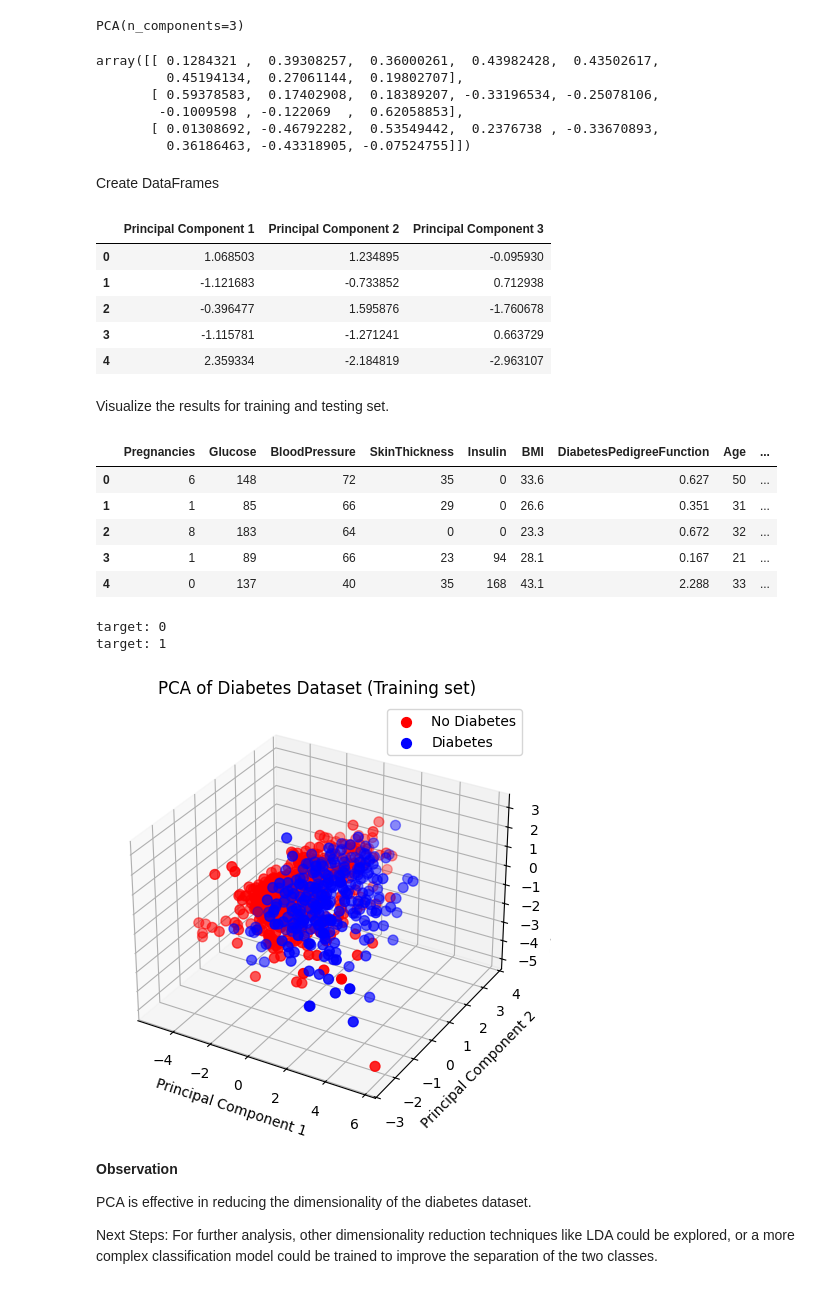
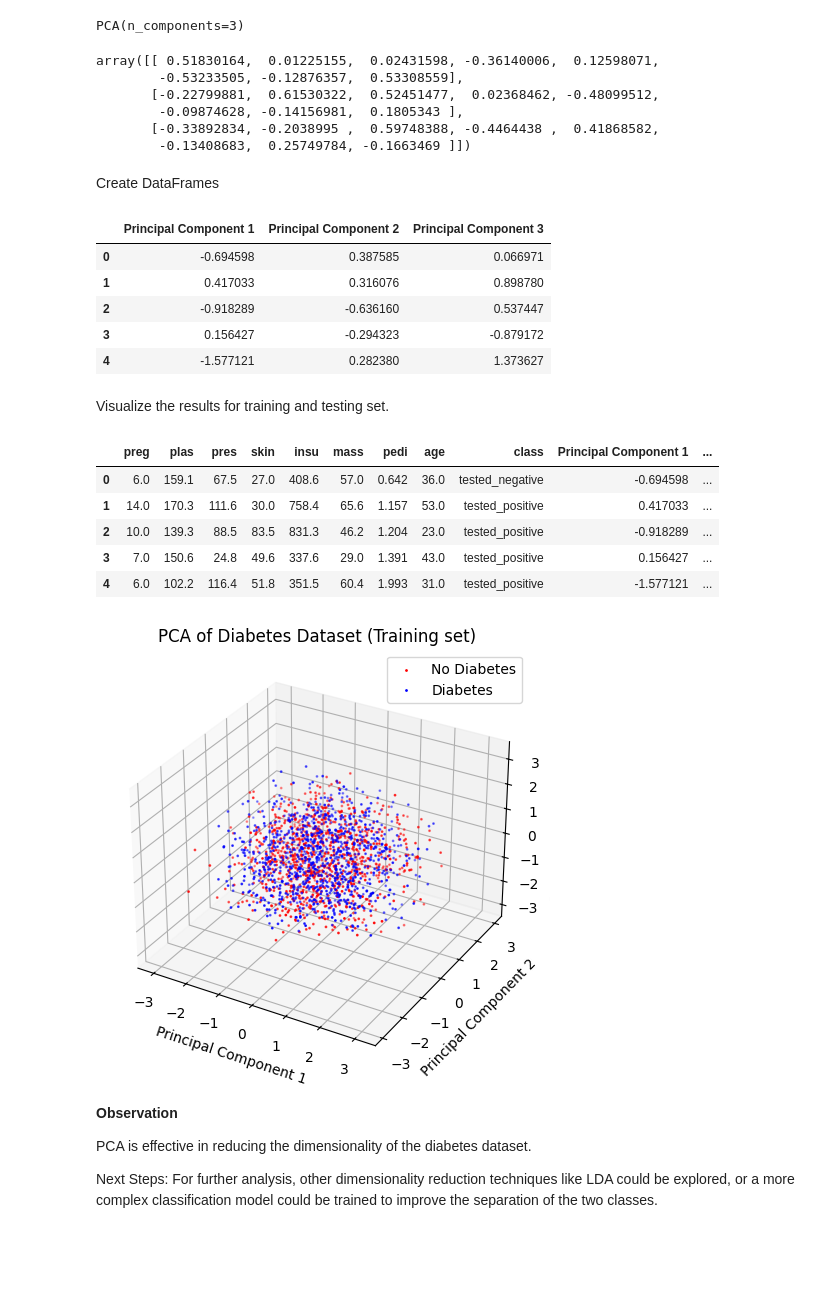
Before and after one commit to opendroid/ml, a Jupyter notebook: clustering/ex05_unsupervised.ipynb, the cells around one changed output. Cells and saved outputs as stored; diff of their text form; code cells hidden in the pictures; blank space fills up the shorter version.

Commit message:
Refactored datafiles to local ./data fir

```diff
--- a/clustering/ex05_unsupervised.ipynb
+++ b/clustering/ex05_unsupervised.ipynb
@@ -174,6 +174,6 @@ import matplotlib.pyplot as plt
 import numpy as np
 
 # Load the dataset
-data = pd.read_csv('diabetes.csv')
+data = pd.read_csv('./data/diabetes_1.csv')
 data.head()
 # %% [output]
@@ -186,7 +186,7 @@ data.head()
 # %%
 # Split the dataset into features and target
-X = data.drop(columns=['Outcome'])
-y = data['Outcome'].apply(lambda x: 1 if x == 'tested_positive' else 0)
+X = data.drop(columns=['class'])
+y = data['class'].apply(lambda x: 1 if x == 'tested_positive' else 0)
 # %% [markdown]
 Split the dataset
 - The dataset is split into training (60%) and testing (40%) sets.
@@ -275,12 +283,12 @@ PCA(n_components=3)
 # Show the 5 components (ie: the eigenvectors)
 pca.components_
 # %% [output]
-array([[ 0.1284321 ,  0.39308257,  0.36000261,  0.43982428,  0.43502617,
-         0.45194134,  0.27061144,  0.19802707],
-       [ 0.59378583,  0.17402908,  0.18389207, -0.33196534, -0.25078106,
-        -0.1009598 , -0.122069  ,  0.62058853],
-       [ 0.01308692, -0.46792282,  0.53549442,  0.2376738 , -0.33670893,
-         0.36186463, -0.43318905, -0.07524755]])
+array([[ 0.51830164,  0.01225155,  0.02431598, -0.36140006,  0.12598071,
+        -0.53233505, -0.12876357,  0.53308559],
+       [-0.22799881,  0.61530322,  0.52451477,  0.02368462, -0.48099512,
+        -0.09874628, -0.14156981,  0.1805343 ],
+       [-0.33892834, -0.2038995 ,  0.59748388, -0.4464438 ,  0.41868582,
+        -0.13408683,  0.25749784, -0.1663469 ]])
 # %%
 # Apply transform
 X_transformed = pca.transform(X_scaled)
@@ -291,49 +299,46 @@ df_pca = pd.DataFrame(X_transformed, columns=['Principal Component 1', 'Principa
 df_pca.head()
 # %% [output]
 |  | Principal Component 1 | Principal Component 2 | Principal Component 3 |
-| 0 | 1.068503 | 1.234895 | -0.095930 |
-| 1 | -1.121683 | -0.733852 | 0.712938 |
-| 2 | -0.396477 | 1.595876 | -1.760678 |
-| 3 | -1.115781 | -1.271241 | 0.663729 |
-| 4 | 2.359334 | -2.184819 | -2.963107 |
+| 0 | -0.694598 | 0.387585 | 0.066971 |
+| 1 | 0.417033 | 0.316076 | 0.898780 |
+| 2 | -0.918289 | -0.636160 | 0.537447 |
+| 3 | 0.156427 | -0.294323 | -0.879172 |
+| 4 | -1.577121 | 0.282380 | 1.373627 |
 # %% [markdown]
 Visualize the results for training and testing set.
 # %%
 final_df = pd.concat([data,df_pca],axis=1)
 final_df.head()
 # %% [output]
-|  | Pregnancies | Glucose | BloodPressure | SkinThickness | Insulin | BMI | DiabetesPedigreeFunction | Age | ... |
-| 0 | 6 | 148 | 72 | 35 | 0 | 33.6 | 0.627 | 50 | ... |
-| 1 | 1 | 85 | 66 | 29 | 0 | 26.6 | 0.351 | 31 | ... |
-| 2 | 8 | 183 | 64 | 0 | 0 | 23.3 | 0.672 | 32 | ... |
-| 3 | 1 | 89 | 66 | 23 | 94 | 28.1 | 0.167 | 21 | ... |
-| 4 | 0 | 137 | 40 | 35 | 168 | 43.1 | 2.288 | 33 | ... |
+|  | preg | plas | pres | skin | insu | mass | pedi | age | class | Principal Component 1 | ... |
+| 0 | 6.0 | 159.1 | 67.5 | 27.0 | 408.6 | 57.0 | 0.642 | 36.0 | tested_negative | -0.694598 | ... |
+| 1 | 14.0 | 170.3 | 111.6 | 30.0 | 758.4 | 65.6 | 1.157 | 53.0 | tested_positive | 0.417033 | ... |
+| 2 | 10.0 | 139.3 | 88.5 | 83.5 | 831.3 | 46.2 | 1.204 | 23.0 | tested_positive | -0.918289 | ... |
+| 3 | 7.0 | 150.6 | 24.8 | 49.6 | 337.6 | 29.0 | 1.391 | 43.0 | tested_positive | 0.156427 | ... |
+| 4 | 6.0 | 102.2 | 116.4 | 51.8 | 351.5 | 60.4 | 1.993 | 31.0 | tested_positive | -1.577121 | ... |
 # %%
 # Plotting the 3D scatter plot
 fig = plt.figure(figsize=(12, 8))
 
 # Training set
 ax1 = fig.add_subplot(121, projection='3d')
 colors = ['r', 'b']
-for target, color in zip([0, 1], colors):
-    indices = final_df['Outcome'] == target
-    print(f"target: {target}")
+for target, color in zip(["tested_negative", "tested_positive"], colors):
+    indices = final_df['class'] == target
     ax1.scatter(final_df.loc[indices, 'Principal Component 1'],
                 final_df.loc[indices, 'Principal Component 2'],
                 final_df.loc[indices, 'Principal Component 3'],
-                c=color, s=50)
+                c=color, s=1)
 ax1.set_xlabel('Principal Component 1')
 ax1.set_ylabel('Principal Component 2')
 ax1.set_zlabel('Principal Component 3')
 ax1.legend(['No Diabetes', 'Diabetes'])
 ax1.set_title('PCA of Diabetes Dataset (Training set)')
 ax1.grid()
 
 plt.show()
 # %% [output]
-target: 0
-target: 1
-[figure, old version]
+[figure, new version]
 # %% [markdown]
 **Observation**
 
```
Also changed, not shown: parts of 51 cells of this notebook, 9 other files.
